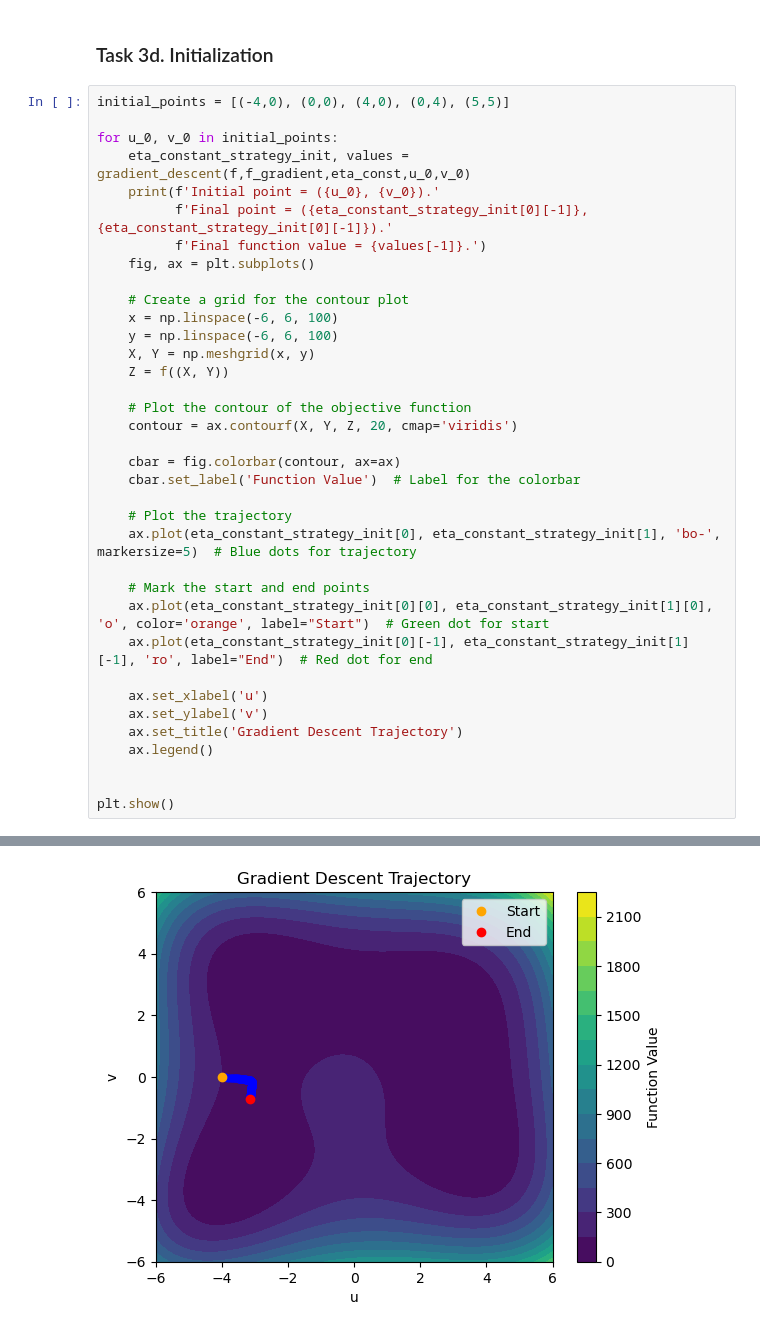
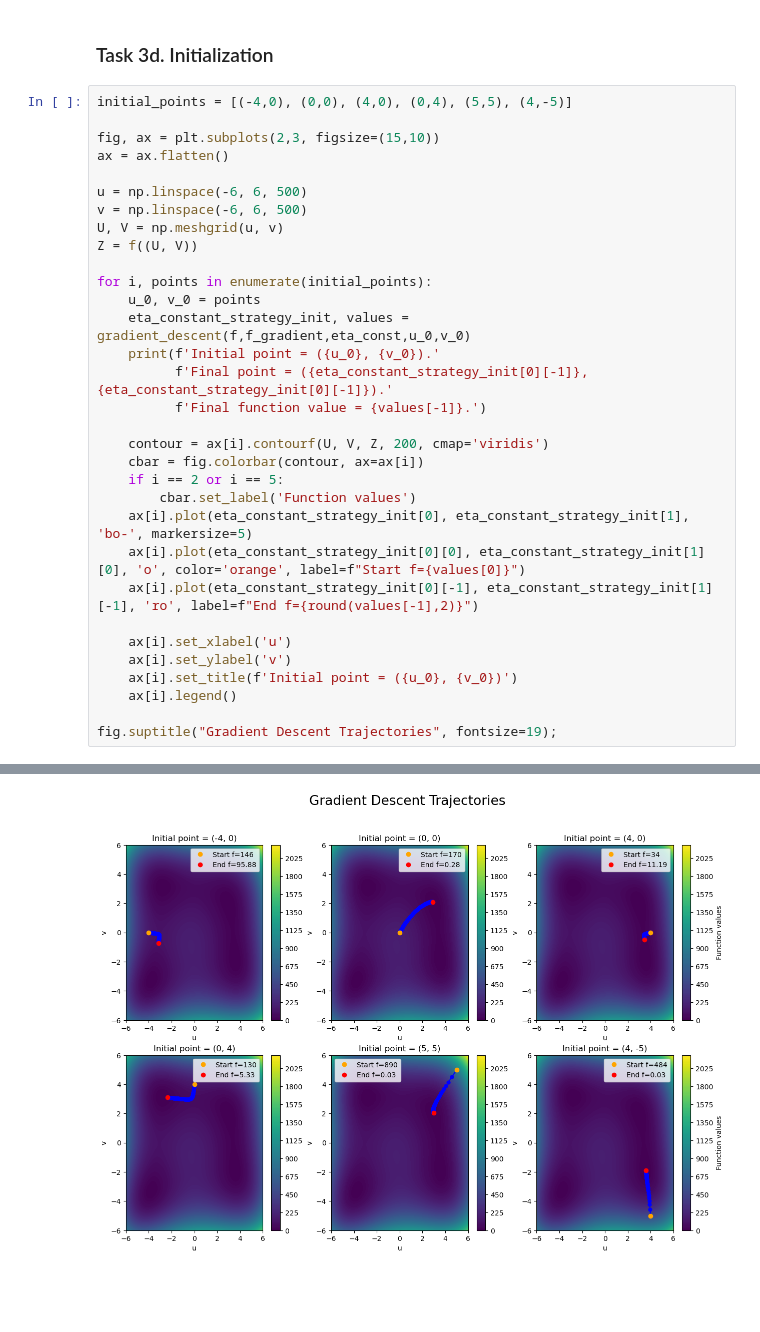
Before and after one commit to Vishakis/Data-Mining-HW-Pegasus, a Jupyter notebook: Task_3.ipynb, the cells around one changed output, grey strips where cells are left out. Cells and saved outputs as stored; diff of their text form; blank space fills up the shorter version.

```diff
--- a/Task_3.ipynb
+++ b/Task_3.ipynb
@@ -104,41 +123,37 @@ Multi-step eta strategy: f_value = 11.190223188008511, minimum of f_values = 11.
 # %% [markdown]
 ### Task 3d. Initialization
 # %%
-initial_points = [(-4,0), (0,0), (4,0), (0,4), (5,5)]
+initial_points = [(-4,0), (0,0), (4,0), (0,4), (5,5), (4,-5)]
 
-for u_0, v_0 in initial_points:
+fig, ax = plt.subplots(2,3, figsize=(15,10))
+ax = ax.flatten()
+
+u = np.linspace(-6, 6, 500)
+v = np.linspace(-6, 6, 500)
+U, V = np.meshgrid(u, v)
+Z = f((U, V))
+
+for i, points in enumerate(initial_points):
+    u_0, v_0 = points
     eta_constant_strategy_init, values = gradient_descent(f,f_gradient,eta_const,u_0,v_0)
     print(f'Initial point = ({u_0}, {v_0}).'
           f'Final point = ({eta_constant_strategy_init[0][-1]},{eta_constant_strategy_init[0][-1]}).'
           f'Final function value = {values[-1]}.')
-    fig, ax = plt.subplots()
 
-    # Create a grid for the contour plot
-    x = np.linspace(-6, 6, 100)
-    y = np.linspace(-6, 6, 100)
-    X, Y = np.meshgrid(x, y)
-    Z = f((X, Y))
+    contour = ax[i].contourf(U, V, Z, 200, cmap='viridis')
+    cbar = fig.colorbar(contour, ax=ax[i])
+    if i == 2 or i == 5:
+        cbar.set_label('Function values')
+    ax[i].plot(eta_constant_strategy_init[0], eta_constant_strategy_init[1], 'bo-', markersize=5)
+    ax[i].plot(eta_constant_strategy_init[0][0], eta_constant_strategy_init[1][0], 'o', color='orange', label=f"Start f={values[0]}")
+    ax[i].plot(eta_constant_strategy_init[0][-1], eta_constant_strategy_init[1][-1], 'ro', label=f"End f={round(values[-1],2)}")
 
-    # Plot the contour of the objective function
-    contour = ax.contourf(X, Y, Z, 20, cmap='viridis')
+    ax[i].set_xlabel('u')
+    ax[i].set_ylabel('v')
+    ax[i].set_title(f'Initial point = ({u_0}, {v_0})')
+    ax[i].legend()
 
-    cbar = fig.colorbar(contour, ax=ax)
-    cbar.set_label('Function Value')  # Label for the colorbar
-
-    # Plot the trajectory
-    ax.plot(eta_constant_strategy_init[0], eta_constant_strategy_init[1], 'bo-', markersize=5)  # Blue dots for trajectory
-
-    # Mark the start and end points
-    ax.plot(eta_constant_strategy_init[0][0], eta_constant_strategy_init[1][0], 'o', color='orange', label="Start")  # Green dot for start
-    ax.plot(eta_constant_strategy_init[0][-1], eta_constant_strategy_init[1][-1], 'ro', label="End")  # Red dot for end
-
-    ax.set_xlabel('u')
-    ax.set_ylabel('v')
-    ax.set_title('Gradient Descent Trajectory')
-    ax.legend()
-
-
-plt.show()
+fig.suptitle("Gradient Descent Trajectories", fontsize=19);
 # %% [output]
 Initial point = (-4, 0).Final point = (-3.1527685060505615,-3.1527685060505615).Final function value = 95.87854333645393.
 Initial point = (0, 0).Final point = (2.908593470343879,2.908593470343879).Final function value = 0.2836291681954541.
@@ -148 +164 @@ Initial point = (5, 5).Final point = (2.9822282470041976,2.9822282470041976).Fin
-[figure, old version]
+[figure, new version]
```
Also changed, not shown: parts of 4 cells of this notebook.
